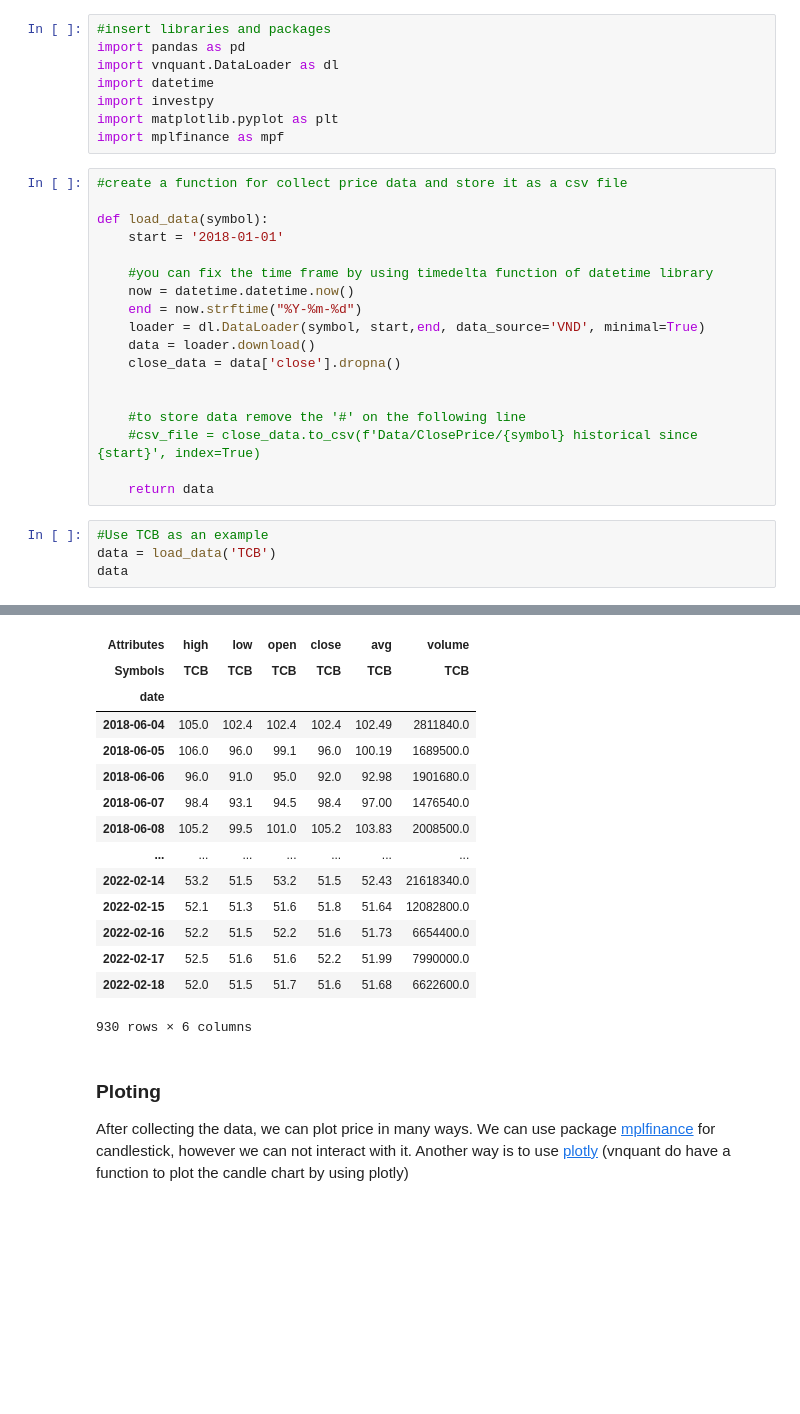
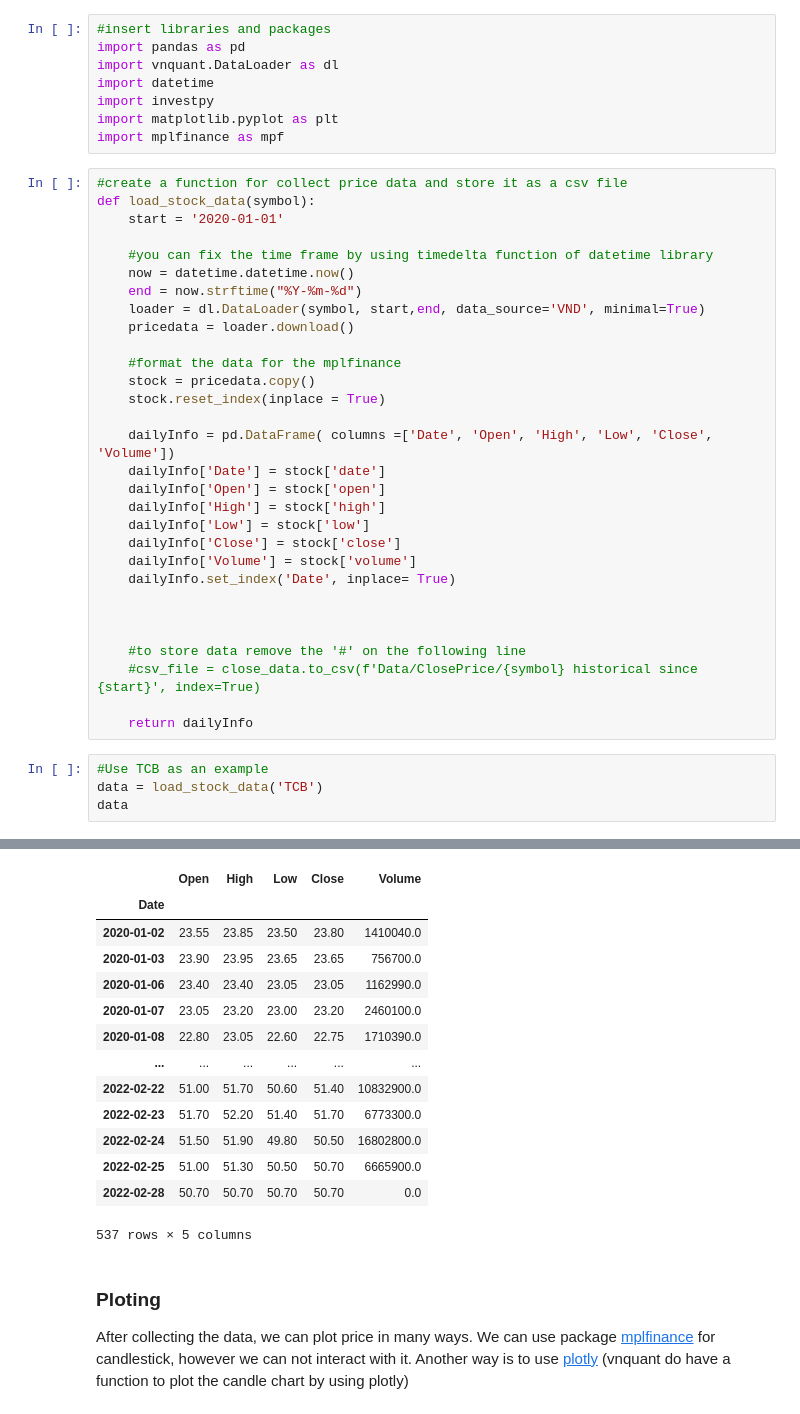
Before and after one commit to hungha11/VietnamStockMarket, a Jupyter notebook: DataCollection.ipynb, the cells around one changed output, grey strips where cells are left out. Drawn from its saved outputs; the diff is of its cells as text; blank space fills up the shorter version.

```diff
--- a/DataCollection.ipynb
+++ b/DataCollection.ipynb
@@ -52,24 +52,36 @@ import matplotlib.pyplot as plt
 import mplfinance as mpf
 # %%
 #create a function for collect price data and store it as a csv file
-
-def load_data(symbol):
-    start = '2018-01-01'
+def load_stock_data(symbol):
+    start = '2020-01-01'
 
     #you can fix the time frame by using timedelta function of datetime library
     now = datetime.datetime.now()
     end = now.strftime("%Y-%m-%d")
     loader = dl.DataLoader(symbol, start,end, data_source='VND', minimal=True)
-    data = loader.download()
-    close_data = data['close'].dropna()
+    pricedata = loader.download()
+
+    #format the data for the mplfinance
+    stock = pricedata.copy()
+    stock.reset_index(inplace = True)
+
+    dailyInfo = pd.DataFrame( columns =['Date', 'Open', 'High', 'Low', 'Close', 'Volume'])
+    dailyInfo['Date'] = stock['date']
+    dailyInfo['Open'] = stock['open']
+    dailyInfo['High'] = stock['high']
+    dailyInfo['Low'] = stock['low']
+    dailyInfo['Close'] = stock['close']
+    dailyInfo['Volume'] = stock['volume']
+    dailyInfo.set_index('Date', inplace= True)
+
 
 
     #to store data remove the '#' on the following line
     #csv_file = close_data.to_csv(f'Data/ClosePrice/{symbol} historical since {start}', index=True)
 
-    return data
+    return dailyInfo
 # %%
 #Use TCB as an example
-data = load_data('TCB')
+data = load_stock_data('TCB')
 data
 # %% [output]
@@ -78,18 +90,17 @@ data
-| Attributes | high | low | open | close | avg | volume |
-| Symbols | TCB | TCB | TCB | TCB | TCB | TCB |
-| date |  |  |  |  |  |  |
-| 2018-06-04 | 105.0 | 102.4 | 102.4 | 102.4 | 102.49 | 2811840.0 |
-| 2018-06-05 | 106.0 | 96.0 | 99.1 | 96.0 | 100.19 | 1689500.0 |
-| 2018-06-06 | 96.0 | 91.0 | 95.0 | 92.0 | 92.98 | 1901680.0 |
-| 2018-06-07 | 98.4 | 93.1 | 94.5 | 98.4 | 97.00 | 1476540.0 |
-| 2018-06-08 | 105.2 | 99.5 | 101.0 | 105.2 | 103.83 | 2008500.0 |
-| ... | ... | ... | ... | ... | ... | ... |
-| 2022-02-14 | 53.2 | 51.5 | 53.2 | 51.5 | 52.43 | 21618340.0 |
-| 2022-02-15 | 52.1 | 51.3 | 51.6 | 51.8 | 51.64 | 12082800.0 |
-| 2022-02-16 | 52.2 | 51.5 | 52.2 | 51.6 | 51.73 | 6654400.0 |
-| 2022-02-17 | 52.5 | 51.6 | 51.6 | 52.2 | 51.99 | 7990000.0 |
-| 2022-02-18 | 52.0 | 51.5 | 51.7 | 51.6 | 51.68 | 6622600.0 |
+|  | Open | High | Low | Close | Volume |
+| Date |  |  |  |  |  |
+| 2020-01-02 | 23.55 | 23.85 | 23.50 | 23.80 | 1410040.0 |
+| 2020-01-03 | 23.90 | 23.95 | 23.65 | 23.65 | 756700.0 |
+| 2020-01-06 | 23.40 | 23.40 | 23.05 | 23.05 | 1162990.0 |
+| 2020-01-07 | 23.05 | 23.20 | 23.00 | 23.20 | 2460100.0 |
+| 2020-01-08 | 22.80 | 23.05 | 22.60 | 22.75 | 1710390.0 |
+| ... | ... | ... | ... | ... | ... |
+| 2022-02-22 | 51.00 | 51.70 | 50.60 | 51.40 | 10832900.0 |
+| 2022-02-23 | 51.70 | 52.20 | 51.40 | 51.70 | 6773300.0 |
+| 2022-02-24 | 51.50 | 51.90 | 49.80 | 50.50 | 16802800.0 |
+| 2022-02-25 | 51.00 | 51.30 | 50.50 | 50.70 | 6665900.0 |
+| 2022-02-28 | 50.70 | 50.70 | 50.70 | 50.70 | 0.0 |
-930 rows × 6 columns
+537 rows × 5 columns
 # %% [markdown]
 ### Ploting
 After collecting the data, we can plot price in many ways.
```
Also changed, not shown: parts of 1 cell of this notebook, 1 other file.
